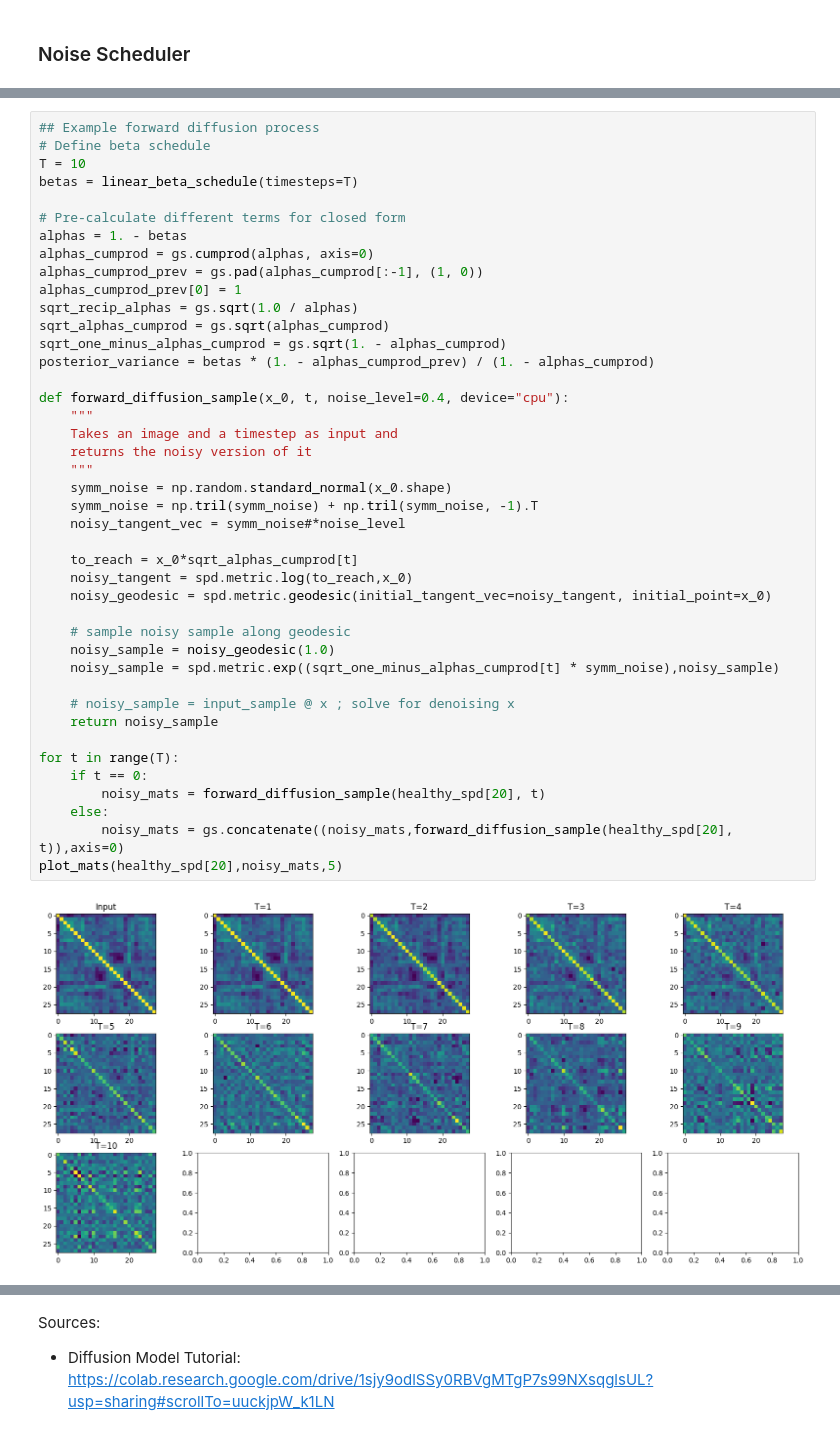
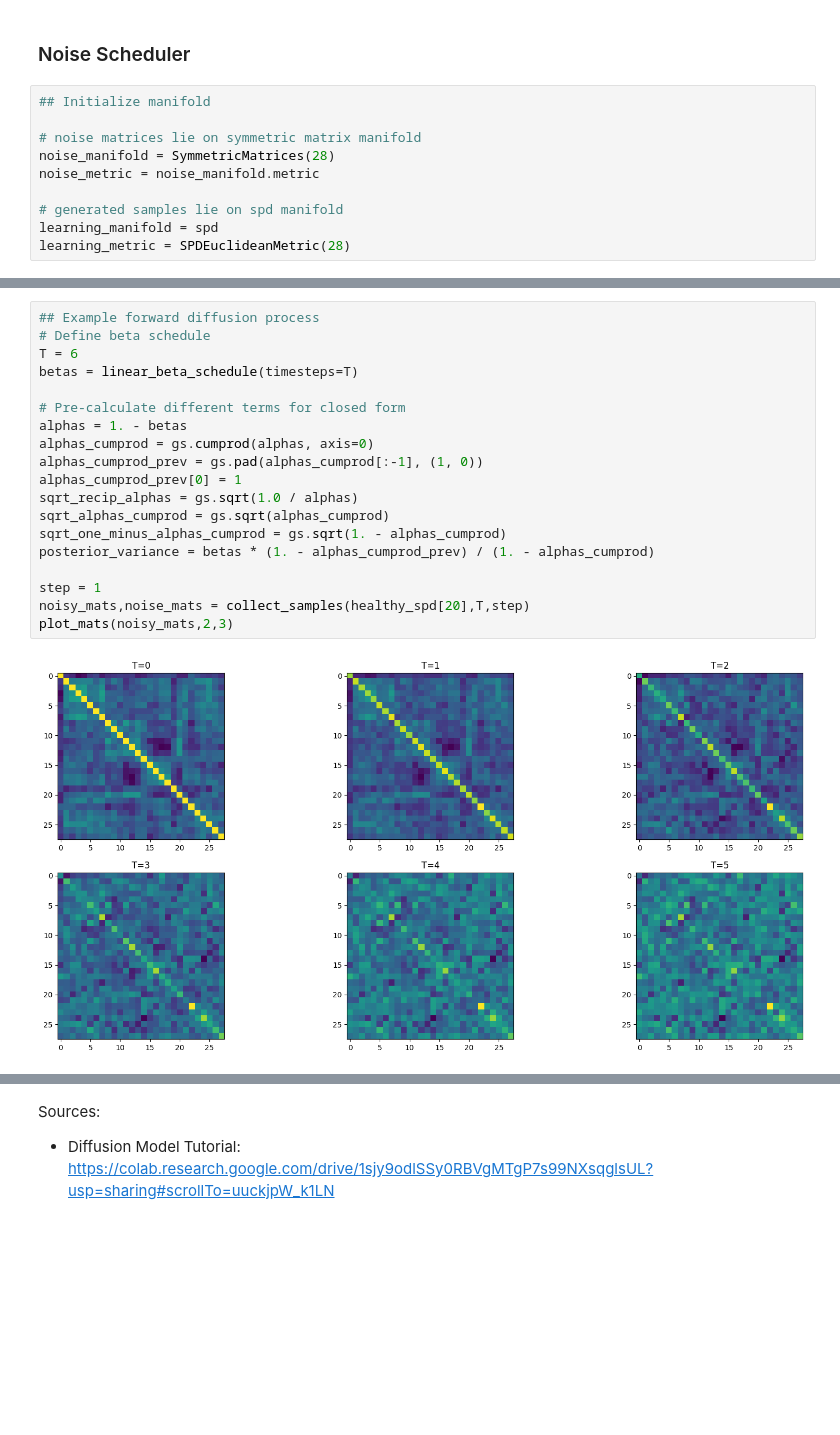
Before and after one commit to mariannearriola/dd-brain-shapes, a Jupyter notebook: shape_project.ipynb, the cells around one changed output, grey strips where cells are left out. Cells and saved outputs as stored; diff of their text form; blank space fills up the shorter version.

```diff
--- a/shape_project.ipynb
+++ b/shape_project.ipynb
@@ -80,3 +72,13 @@ healthy_spd = spd.projection(healthy)
 (46, 28, 28)
 # %% [markdown]
 ### Noise Scheduler
+# %%
+## Initialize manifold
+
+# noise matrices lie on symmetric matrix manifold
+noise_manifold = SymmetricMatrices(28)
+noise_metric = noise_manifold.metric
+
+# generated samples lie on spd manifold
+learning_manifold = spd
+learning_metric = SPDEuclideanMetric(28)
@@ -83,44 +119,21 @@ healthy_spd = spd.projection(healthy)
 # %%
 ## Example forward diffusion process
 # Define beta schedule
-T = 10
+T = 6
 betas = linear_beta_schedule(timesteps=T)
 
 # Pre-calculate different terms for closed form
 alphas = 1. - betas
 alphas_cumprod = gs.cumprod(alphas, axis=0)
 alphas_cumprod_prev = gs.pad(alphas_cumprod[:-1], (1, 0))
 alphas_cumprod_prev[0] = 1
 sqrt_recip_alphas = gs.sqrt(1.0 / alphas)
 sqrt_alphas_cumprod = gs.sqrt(alphas_cumprod)
 sqrt_one_minus_alphas_cumprod = gs.sqrt(1. - alphas_cumprod)
 posterior_variance = betas * (1. - alphas_cumprod_prev) / (1. - alphas_cumprod)
 
-def forward_diffusion_sample(x_0, t, noise_level=0.4, device="cpu"):
-    """
-    Takes an image and a timestep as input and
-    returns the noisy version of it
-    """
-    symm_noise = np.random.standard_normal(x_0.shape)
-    symm_noise = np.tril(symm_noise) + np.tril(symm_noise, -1).T
-    noisy_tangent_vec = symm_noise#*noise_level
-
-    to_reach = x_0*sqrt_alphas_cumprod[t]
-    noisy_tangent = spd.metric.log(to_reach,x_0)
-    noisy_geodesic = spd.metric.geodesic(initial_tangent_vec=noisy_tangent, initial_point=x_0)
-
-    # sample noisy sample along geodesic
-    noisy_sample = noisy_geodesic(1.0)
-    noisy_sample = spd.metric.exp((sqrt_one_minus_alphas_cumprod[t] * symm_noise),noisy_sample)
-
-    # noisy_sample = input_sample @ x ; solve for denoising x
-    return noisy_sample
-
-for t in range(T):
-    if t == 0:
-        noisy_mats = forward_diffusion_sample(healthy_spd[20], t)
-    else:
-        noisy_mats = gs.concatenate((noisy_mats,forward_diffusion_sample(healthy_spd[20], t)),axis=0)
-plot_mats(healthy_spd[20],noisy_mats,5)
+step = 1
+noisy_mats,noise_mats = collect_samples(healthy_spd[20],T,step)
+plot_mats(noisy_mats,2,3)
 # %% [output]
-[figure, old version]
+[figure, new version]
```
Also changed, not shown: parts of 21 cells of this notebook, 2 other files.
